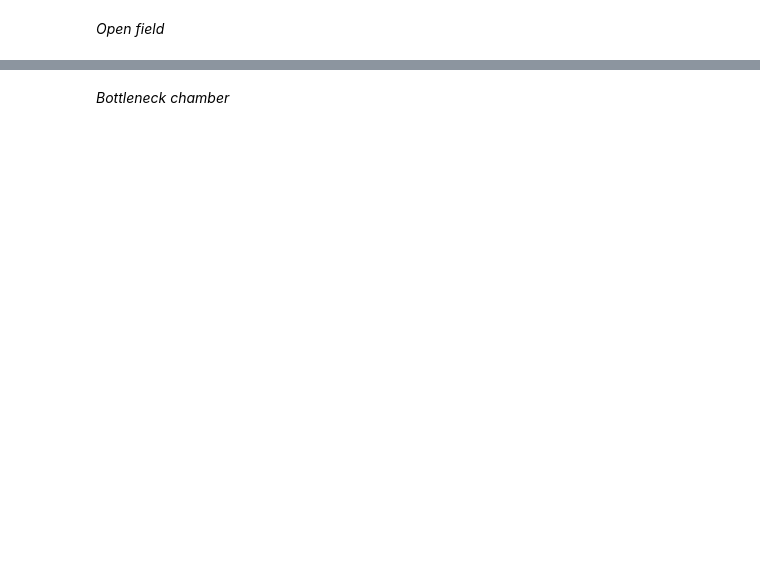
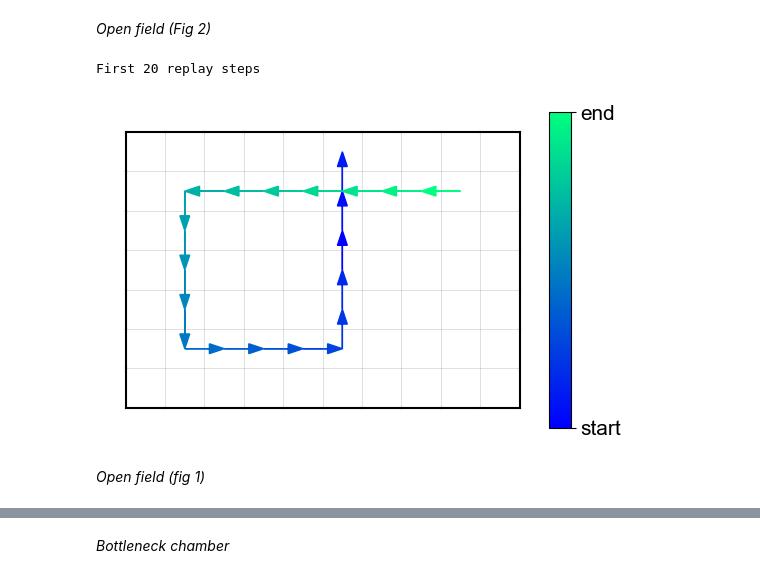
Before and after one commit to Phelixh/prioritisedGeodesic, a Jupyter notebook: Replay.ipynb, the cells around one changed output, grey strips where cells are left out. Saved outputs shown, nothing was run; the diff lists cells and outputs as text; code cells hidden in the pictures; blank space fills up the shorter version.

```diff
--- a/Replay.ipynb
+++ b/Replay.ipynb
@@ -56,2 +137,2 @@ def dict_print(d, indent_size=1):
 # %% [markdown]
-*Open field*
+*Open field (Fig 2)*
@@ -58,3 +173,21 @@ def dict_print(d, indent_size=1):
+# %%
+# Plot the replayed experiences
+print('First %d replay steps' % num_replay_steps, flush=True)
+fig, ax = plt.subplots(1, 1, figsize=(6,6))
+plot_replay(arena, np.array(replayed_experiences).astype(int), ax=ax)
+ax.set_xticklabels([])
+ax.set_yticklabels([])
+ax.get_xaxis().set_visible(False)
+ax.get_yaxis().set_visible(False)
+ax.axis('off')
+# ax.scatter(0.5, 0.5, marker='x', color='r')
+# plt.show()
+plt.savefig('./figs/fig2/fig2_openfield_allgoals.pdf', transparent=True)
+# %% [output]
+First 20 replay steps
+[figure, added]
+# %% [markdown]
+*Open field (fig 1)*
 # %%
 # Physics
 width = 10
```
Also changed, not shown: parts of 20 cells of this notebook, 14 other files.
